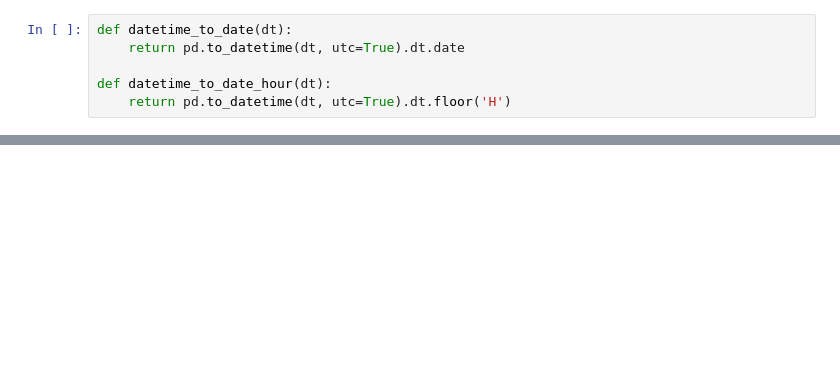
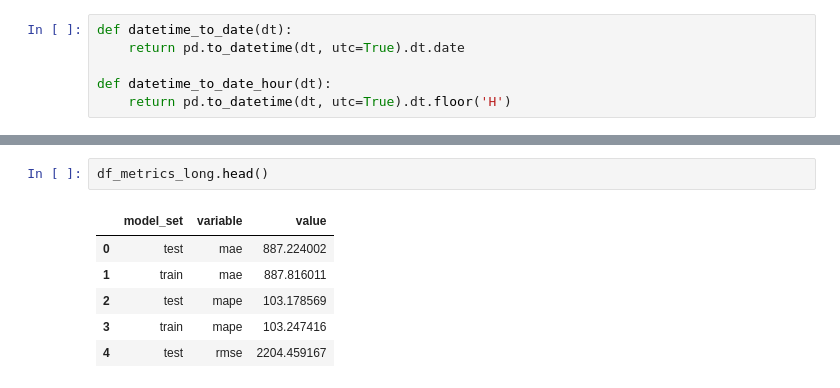
Before and after one commit to Lodewic/schiphol-assignment, a Jupyter notebook: scripts/model__baseline_average.ipynb, the cells around one changed output, grey strips where cells are left out. Saved outputs shown, nothing was run; the diff lists cells and outputs as text; blank space fills up the shorter version.

```diff
--- a/scripts/model__baseline_average.ipynb
+++ b/scripts/model__baseline_average.ipynb
@@ -215,0 +162,9 @@ plt.show()
+# %%
+df_metrics_long.head()
+# %% [output]
+|  | model_set | variable | value |
+| 0 | test | mae | 887.224002 |
+| 1 | train | mae | 887.816011 |
+| 2 | test | mape | 103.178569 |
+| 3 | train | mape | 103.247416 |
+| 4 | test | rmse | 2204.459167 |
```
Also changed, not shown: parts of 36 cells of this notebook.
